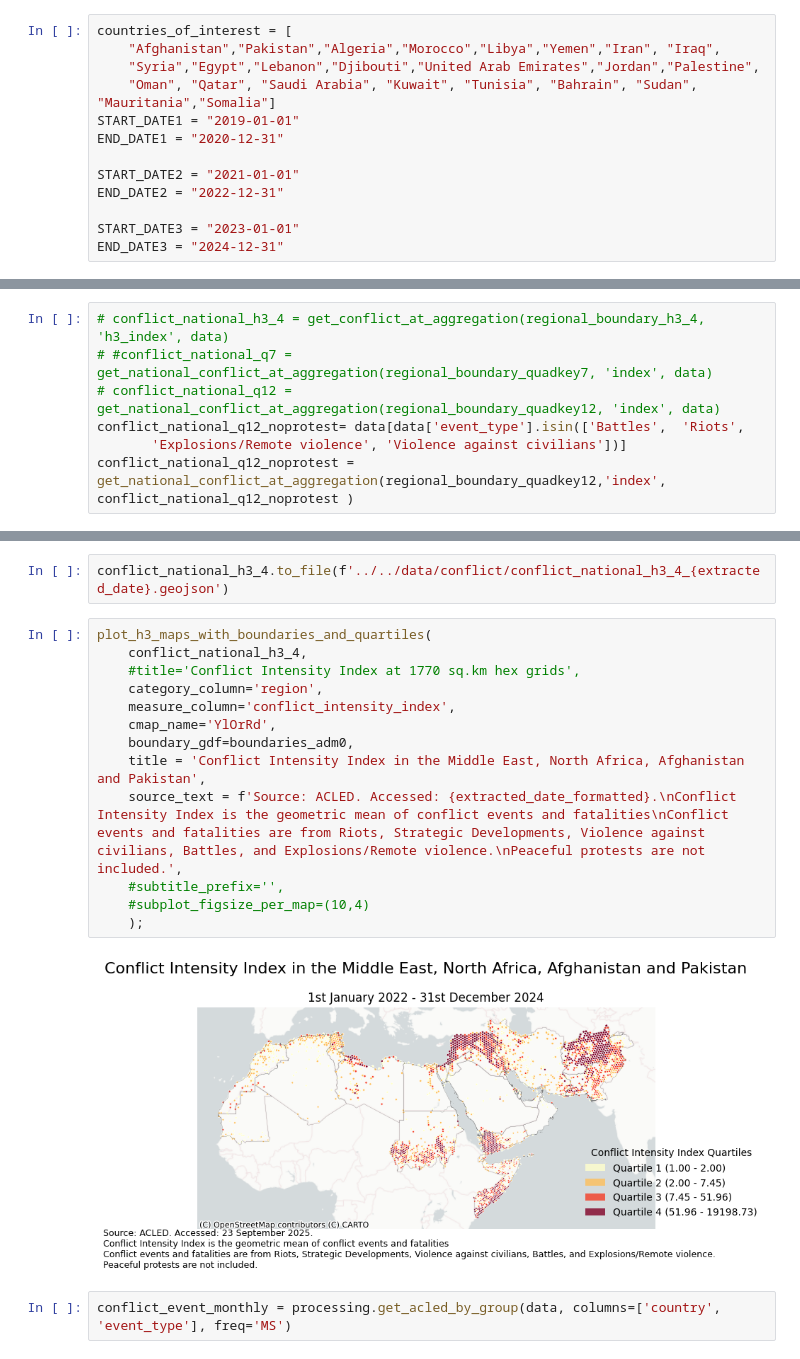
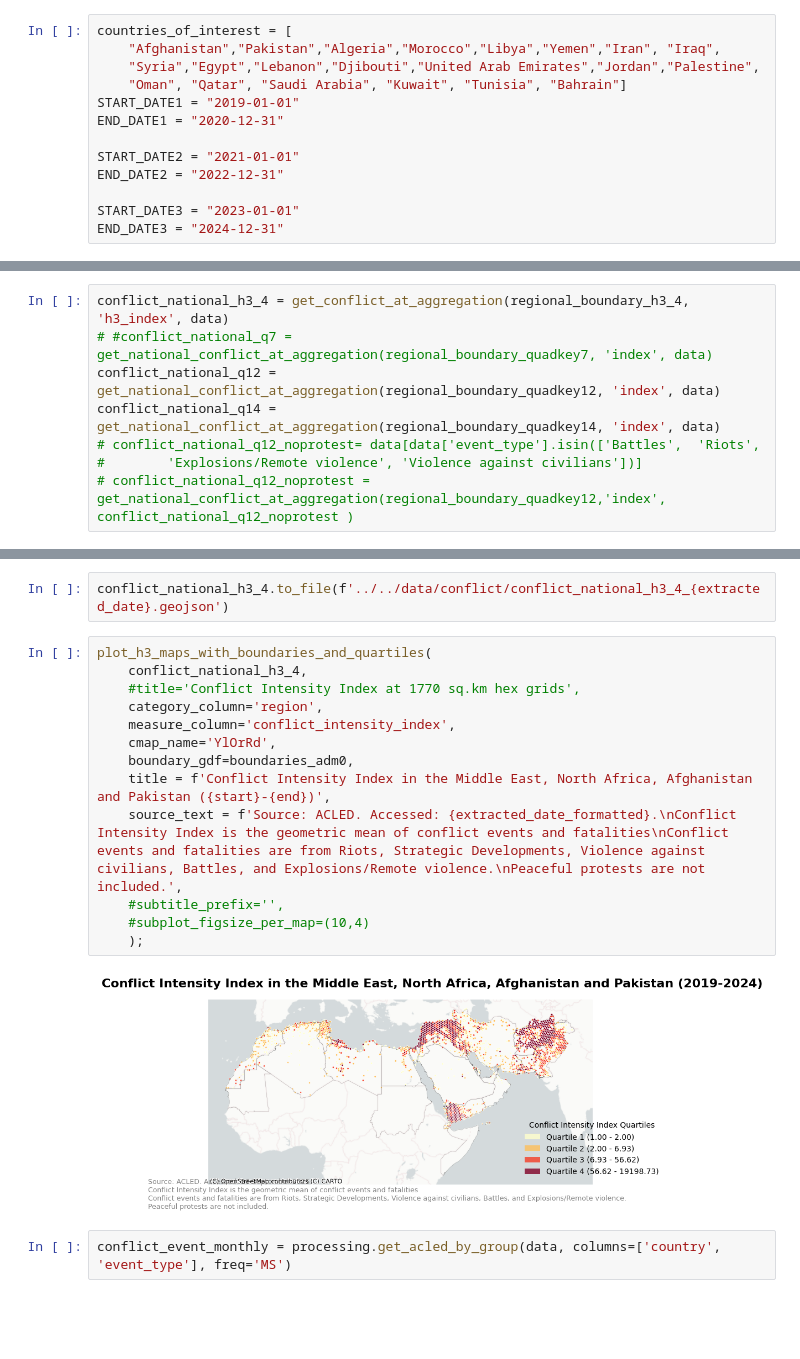
Before and after one commit to worldbank/MENA-FCV-economic-monitor, a Jupyter notebook: notebooks/conflict/acled.ipynb, the cells around one changed output, grey strips where cells are left out. Drawn from its saved outputs; the diff is of its cells as text; blank space fills up the shorter version.

```diff
--- a/notebooks/conflict/acled.ipynb
+++ b/notebooks/conflict/acled.ipynb
@@ -30,7 +30,7 @@ from conflict_visuals import *
 countries_of_interest = [
     "Afghanistan","Pakistan","Algeria","Morocco","Libya","Yemen","Iran", "Iraq",
     "Syria","Egypt","Lebanon","Djibouti","United Arab Emirates","Jordan","Palestine",
-    "Oman", "Qatar", "Saudi Arabia", "Kuwait", "Tunisia", "Bahrain", "Sudan", "Mauritania","Somalia"]
+    "Oman", "Qatar", "Saudi Arabia", "Kuwait", "Tunisia", "Bahrain"]
 START_DATE1 = "2019-01-01"
 END_DATE1 = "2020-12-31"
 
@@ -181,12 +181,13 @@ conflict_regional_quad12_quarter.to_csv(f'../../data/conflict/conflict_quad12_re
 # %%
 regional_boundary_h3_4 = processing.convert_to_h3_grid(boundaries_adm0, 4)
 # %%
-# conflict_national_h3_4 = get_conflict_at_aggregation(regional_boundary_h3_4, 'h3_index', data)
+conflict_national_h3_4 = get_conflict_at_aggregation(regional_boundary_h3_4, 'h3_index', data)
 # #conflict_national_q7 = get_national_conflict_at_aggregation(regional_boundary_quadkey7, 'index', data)
-# conflict_national_q12 = get_national_conflict_at_aggregation(regional_boundary_quadkey12, 'index', data)
-conflict_national_q12_noprotest= data[data['event_type'].isin(['Battles',  'Riots',
-       'Explosions/Remote violence', 'Violence against civilians'])]
-conflict_national_q12_noprotest = get_national_conflict_at_aggregation(regional_boundary_quadkey12,'index', conflict_national_q12_noprotest )
+conflict_national_q12 = get_national_conflict_at_aggregation(regional_boundary_quadkey12, 'index', data)
+conflict_national_q14 = get_national_conflict_at_aggregation(regional_boundary_quadkey14, 'index', data)
+# conflict_national_q12_noprotest= data[data['event_type'].isin(['Battles',  'Riots',
+#        'Explosions/Remote violence', 'Violence against civilians'])]
+# conflict_national_q12_noprotest = get_national_conflict_at_aggregation(regional_boundary_quadkey12,'index', conflict_national_q12_noprotest )
 # %%
 #boundaries_quad12.reset_index().to_file('../../data/boundaries/MENAP_regional_quadkey12.gpkg')
 # %% [markdown]
@@ -196,18 +197,18 @@ conflict_national_h3_4.to_file(f'../../data/conflict/conflict_national_h3_4_{ext
 # %%
 plot_h3_maps_with_boundaries_and_quartiles(
     conflict_national_h3_4,
     #title='Conflict Intensity Index at 1770 sq.km hex grids',
     category_column='region',
     measure_column='conflict_intensity_index',
     cmap_name='YlOrRd',
     boundary_gdf=boundaries_adm0,
-    title = 'Conflict Intensity Index in the Middle East, North Africa, Afghanistan and Pakistan',
+    title = f'Conflict Intensity Index in the Middle East, North Africa, Afghanistan and Pakistan ({start}-{end})',
     source_text = f'Source: ACLED. Accessed: {extracted_date_formatted}.\nConflict Intensity Index is the geometric mean of conflict events and fatalities\nConflict events and fatalities are from Riots, Strategic Developments, Violence against civilians, Battles, and Explosions/Remote violence.\nPeaceful protests are not included.',
     #subtitle_prefix='',
     #subplot_figsize_per_map=(10,4)
     );
 # %% [output]
-[figure, old version]
+[figure, new version]
 # %%
 conflict_event_monthly = processing.get_acled_by_group(data, columns=['country', 'event_type'], freq='MS')
 # %% [markdown]
```
Also changed, not shown: parts of 28 cells of this notebook.
